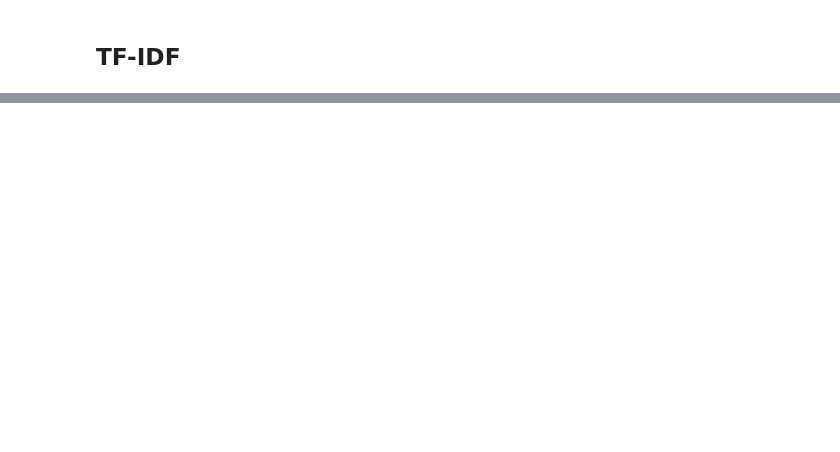
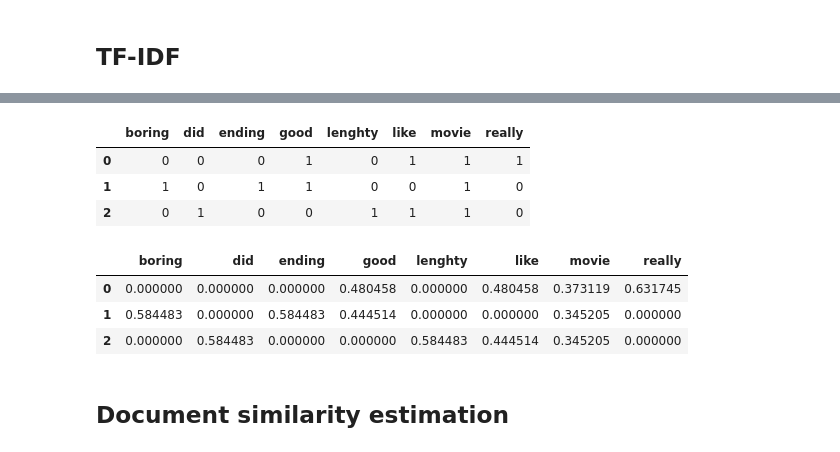
Before and after one commit to Shivanidussa/Natural-Language-Processing-, a Jupyter notebook: Back Counter Vectorizer__TFIDF.ipynb, the cells around one changed output, grey strips where cells are left out. Saved outputs shown, nothing was run; the diff lists cells and outputs as text; code cells hidden in the pictures; blank space fills up the shorter version.

```diff
--- a/Back Counter Vectorizer__TFIDF.ipynb
+++ b/Back Counter Vectorizer__TFIDF.ipynb
@@ -150,0 +208,16 @@ from sklearn.feature_extraction.text import TfidfVectorizer
+# %%
+data
+# %% [output]
+|  | boring | did | ending | good | lenghty | like | movie | really |
+| 0 | 0 | 0 | 0 | 1 | 0 | 1 | 1 | 1 |
+| 1 | 1 | 0 | 1 | 1 | 0 | 0 | 1 | 0 |
+| 2 | 0 | 1 | 0 | 0 | 1 | 1 | 1 | 0 |
+# %%
+tf_df
+# %% [output]
+|  | boring | did | ending | good | lenghty | like | movie | really |
+| 0 | 0.000000 | 0.000000 | 0.000000 | 0.480458 | 0.000000 | 0.480458 | 0.373119 | 0.631745 |
+| 1 | 0.584483 | 0.000000 | 0.584483 | 0.444514 | 0.000000 | 0.000000 | 0.345205 | 0.000000 |
+| 2 | 0.000000 | 0.584483 | 0.000000 | 0.000000 | 0.584483 | 0.444514 | 0.345205 | 0.000000 |
+# %% [markdown]
+## Document similarity estimation
```
Also changed, not shown: parts of 42 cells of this notebook.
